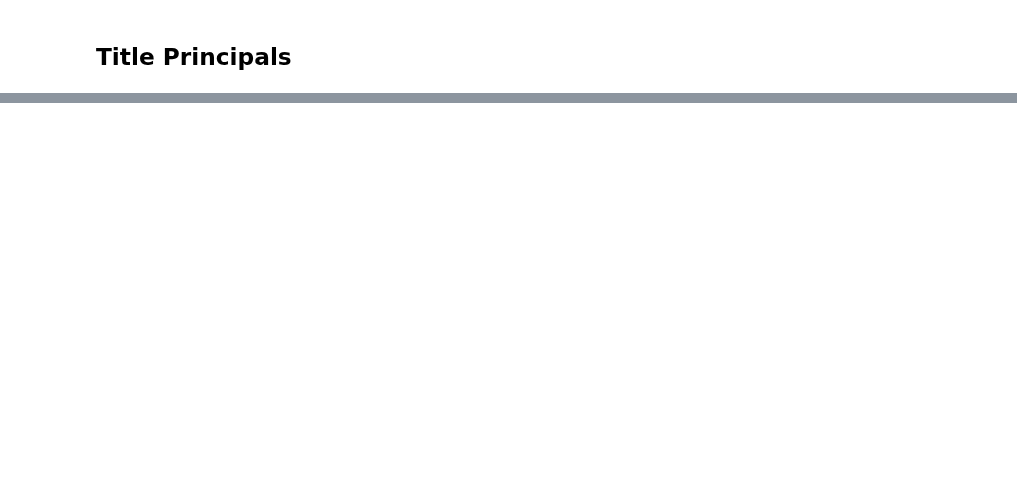
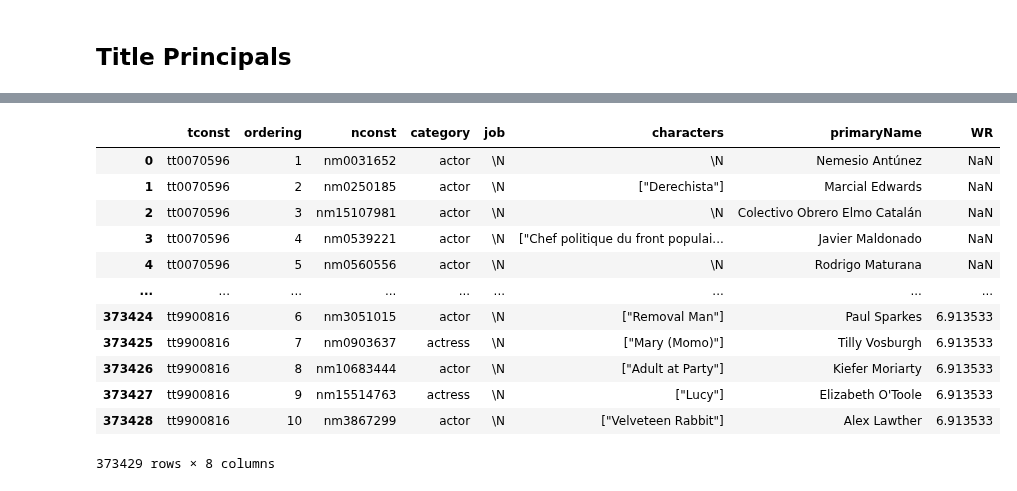
Before and after one commit to Ariestootl/machine_learning, a Jupyter notebook: Movie_Prediction/imdb.ipynb, the cells around one changed output, grey strips where cells are left out. Drawn from its saved outputs; the diff is of its cells as text; code cells hidden in the pictures; blank space fills up the shorter version.

```diff
--- a/Movie_Prediction/imdb.ipynb
+++ b/Movie_Prediction/imdb.ipynb
@@ -294,0 +303,10 @@ title_principals = pd.concat(filtered_data, ignore_index=True)
+# %%
+# Keep only actors and actresses
+title_principals_filtered = title_principals[
+    title_principals["category"].isin(["actor", "actress"])
+]
+
+# Keep only movies from 2023
+title_principals_filtered = title_principals_filtered[
+    title_principals_filtered["tconst"].isin(movies_2023_filtered["tconst"])
+]
@@ -294,0 +332,10 @@ title_principals = pd.concat(filtered_data, ignore_index=True)
+# %%
+# Keep only relevant columns
+name_basic_filtered = name_basic[["nconst", "primaryName"]]
+
+# Merge with title_principals_filtered to get actor names
+actors_2023 = title_principals_filtered.merge(name_basic_filtered, on="nconst", how="left")
+
+# Check the merged dataset
+print(actors_2023.head())
+print(actors_2023.shape)
@@ -294,0 +361,18 @@ title_principals = pd.concat(filtered_data, ignore_index=True)
+# %%
+# actor_popularity["WR"] = actor_popularity["WR"].fillna(C)
+# actor_popularity.isna().sum()
+actor_popularity
+# %% [output]
+|  | tconst | ordering | nconst | category | job | characters | primaryName | WR |
+| 0 | tt0070596 | 1 | nm0031652 | actor | \N | \N | Nemesio Antúnez | NaN |
+| 1 | tt0070596 | 2 | nm0250185 | actor | \N | ["Derechista"] | Marcial Edwards | NaN |
+| 2 | tt0070596 | 3 | nm15107981 | actor | \N | \N | Colectivo Obrero Elmo Catalán | NaN |
+| 3 | tt0070596 | 4 | nm0539221 | actor | \N | ["Chef politique du front populai... | Javier Maldonado | NaN |
+| 4 | tt0070596 | 5 | nm0560556 | actor | \N | \N | Rodrigo Maturana | NaN |
+| ... | ... | ... | ... | ... | ... | ... | ... | ... |
+| 373424 | tt9900816 | 6 | nm3051015 | actor | \N | ["Removal Man"] | Paul Sparkes | 6.913533 |
+| 373425 | tt9900816 | 7 | nm0903637 | actress | \N | ["Mary (Momo)"] | Tilly Vosburgh | 6.913533 |
+| 373426 | tt9900816 | 8 | nm10683444 | actor | \N | ["Adult at Party"] | Kiefer Moriarty | 6.913533 |
+| 373427 | tt9900816 | 9 | nm15514763 | actress | \N | ["Lucy"] | Elizabeth O'Toole | 6.913533 |
+| 373428 | tt9900816 | 10 | nm3867299 | actor | \N | ["Velveteen Rabbit"] | Alex Lawther | 6.913533 |
+373429 rows × 8 columns
```
Also changed, not shown: parts of 23 cells of this notebook.
